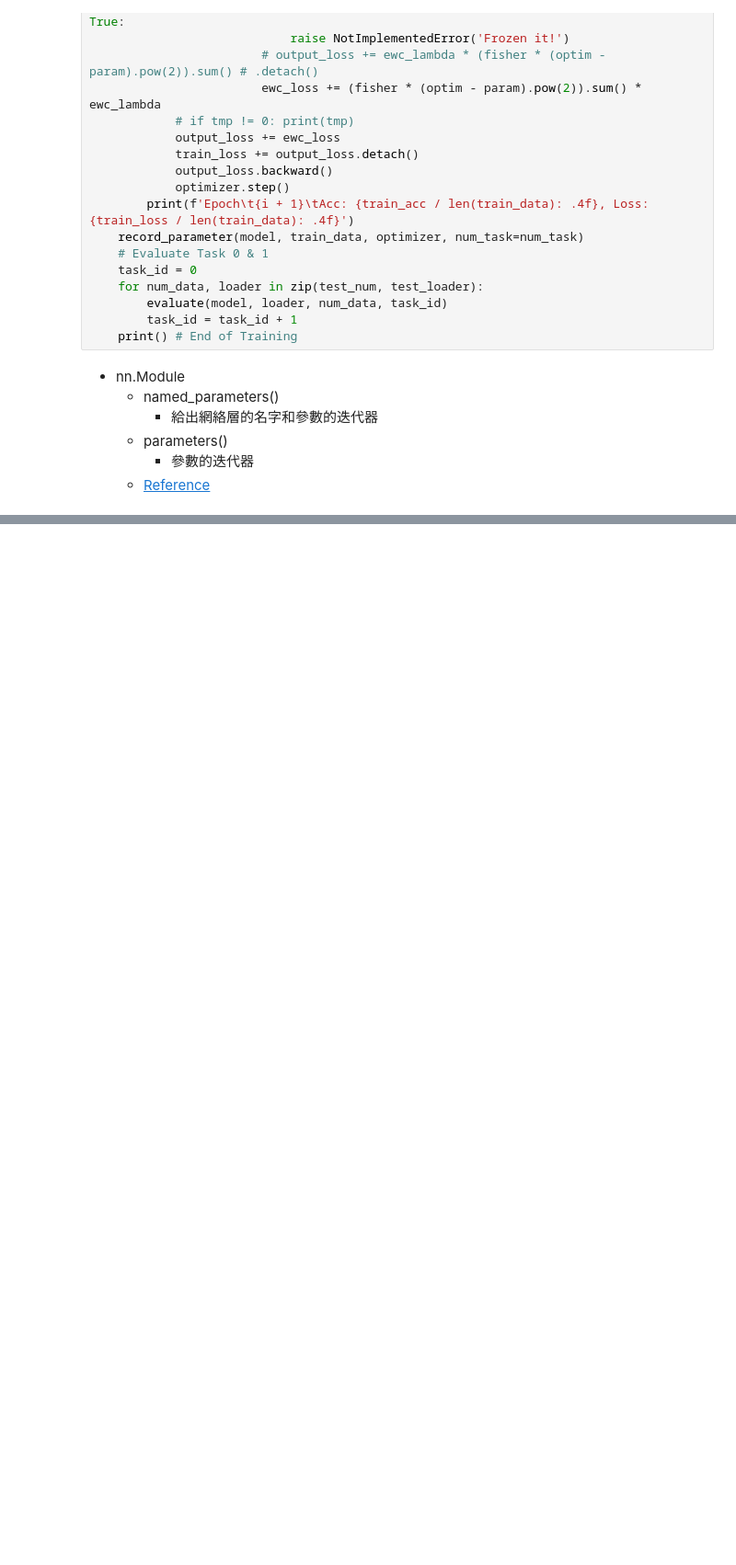
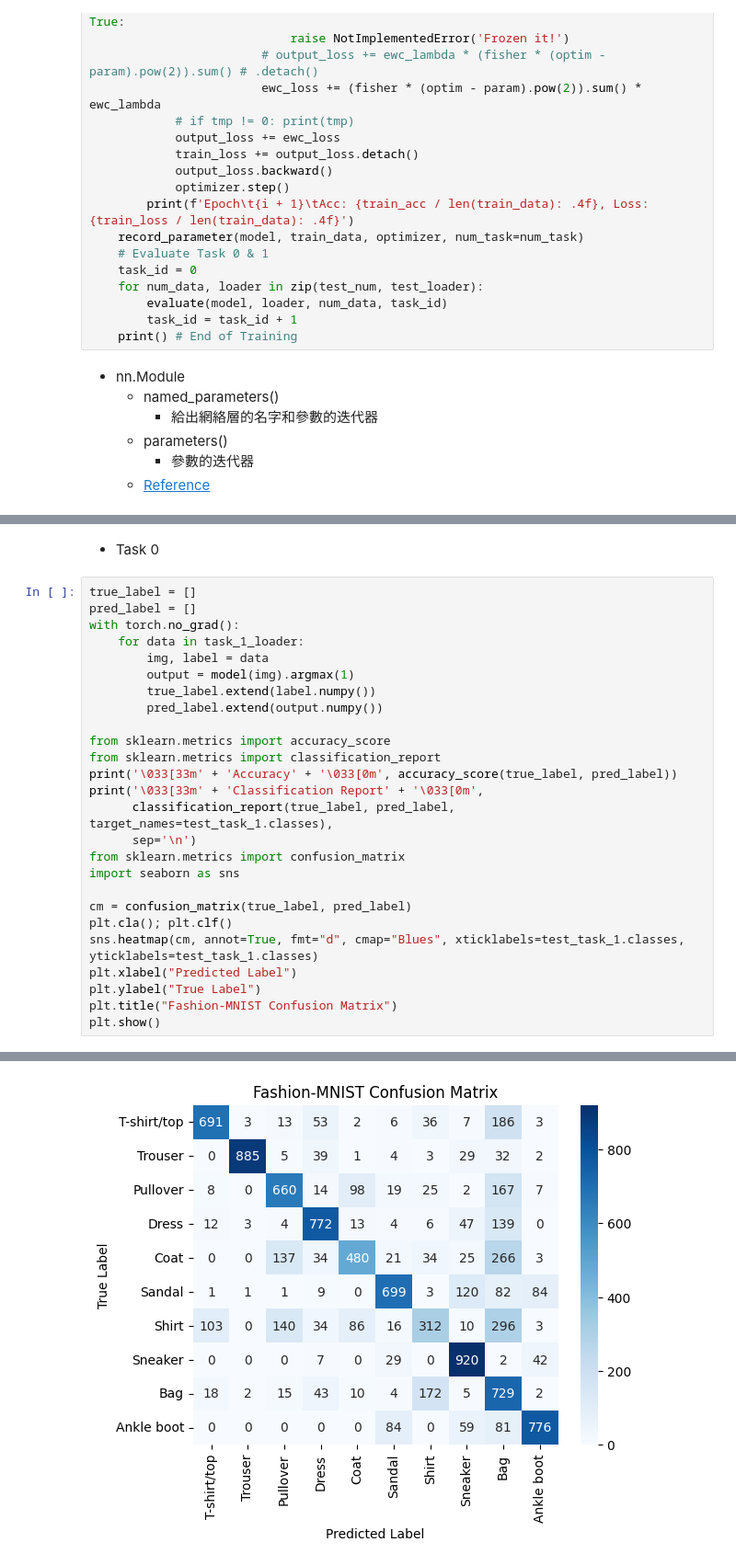
Before and after one commit to lazybear-0425/DeepLearningExperiment, a Jupyter notebook: w3-2/add.ipynb, the cells around one changed output, grey strips where cells are left out. Shown: that part at 92% size. Saved outputs shown, nothing was run; the diff lists cells and outputs as text; blank space fills up the shorter version.

```diff
--- a/w3-2/add.ipynb
+++ b/w3-2/add.ipynb
@@ -219,0 +220,29 @@ Task 1 Acc:  0.6563, Loss:  0.0043
+# %% [markdown]
+ - Task 0
+# %%
+true_label = []
+pred_label = []
+with torch.no_grad():
+    for data in task_1_loader:
+        img, label = data
+        output = model(img).argmax(1)
+        true_label.extend(label.numpy())
+        pred_label.extend(output.numpy())
+
+from sklearn.metrics import accuracy_score
+from sklearn.metrics import classification_report
+print('\033[33m' + 'Accuracy' + '\033[0m', accuracy_score(true_label, pred_label))
+print('\033[33m' + 'Classification Report' + '\033[0m',
+      classification_report(true_label, pred_label, target_names=test_task_1.classes),
+      sep='\n')
+from sklearn.metrics import confusion_matrix
+import seaborn as sns
+
+cm = confusion_matrix(true_label, pred_label)
+plt.cla(); plt.clf()
+sns.heatmap(cm, annot=True, fmt="d", cmap="Blues", xticklabels=test_task_1.classes, yticklabels=test_task_1.classes)
+plt.xlabel("Predicted Label")
+plt.ylabel("True Label")
+plt.title("Fashion-MNIST Confusion Matrix")
+plt.show()
+# %% [output]
@@ -219,0 +267 @@ Task 1 Acc:  0.6563, Loss:  0.0043
+[figure, added]
```
Also changed, not shown: parts of 5 cells of this notebook, 4 other files.
